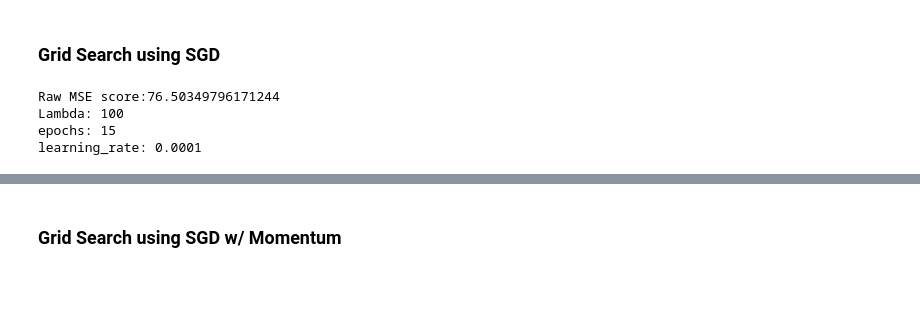
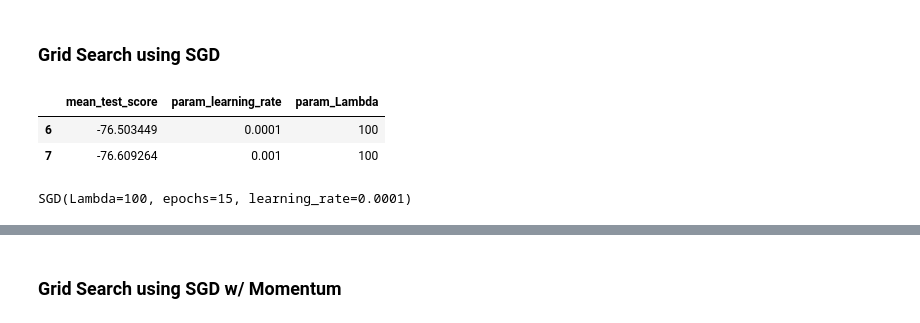
Before and after one commit to jsigee87/data_science_principles, a Jupyter notebook: hw3/HW3.ipynb, the cells around one changed output, grey strips where cells are left out. Drawn from its saved outputs; the diff is of its cells as text; code cells hidden in the pictures; blank space fills up the shorter version.

```diff
--- a/hw3/HW3.ipynb
+++ b/hw3/HW3.ipynb
@@ -247,14 +257,21 @@ grid = GridSearchCV(sgd, parameters,
                    refit=True,
                    error_score='raise',)
 
-grid.fit(X_train, y_train, update_rule='sgd')
-
-best_parameters, score, _ = max(grid.grid_scores_, key=lambda x: x[1])
-print('Raw MSE score:' + str(-1*score))
-for param_name in sorted(best_parameters.keys()):
-    print("%s: %r" % (param_name, best_parameters[param_name]))
+_ = grid.fit(X_train, y_train, update_rule='sgd')
-# %% [output]
-Raw MSE score:76.50349796171244
-Lambda: 100
-epochs: 15
-learning_rate: 0.0001
+# %%
+results = pd.DataFrame(grid.cv_results_)
+results = results[['mean_test_score', 'param_learning_rate', 'param_Lambda']]
+results = results.sort_values('mean_test_score', ascending=False)
+results.iloc[0:2,:]
+# %% [output]
+|  | mean_test_score | param_learning_rate | param_Lambda |
+| 6 | -76.503449 | 0.0001 | 100 |
+| 7 | -76.609264 | 0.001 | 100 |
+# %%
+best0 = SGD(learning_rate=0.0001, Lambda=100, epochs=15)
+best0.fit(X_train, y_train)
+
+best1 = SGD(learning_rate=0.0001, Lambda=100, epochs=15)
+best1.fit(X_train, y_train)
+# %% [output]
+SGD(Lambda=100, epochs=15, learning_rate=0.0001)
```
Also changed, not shown: parts of 12 cells of this notebook.
